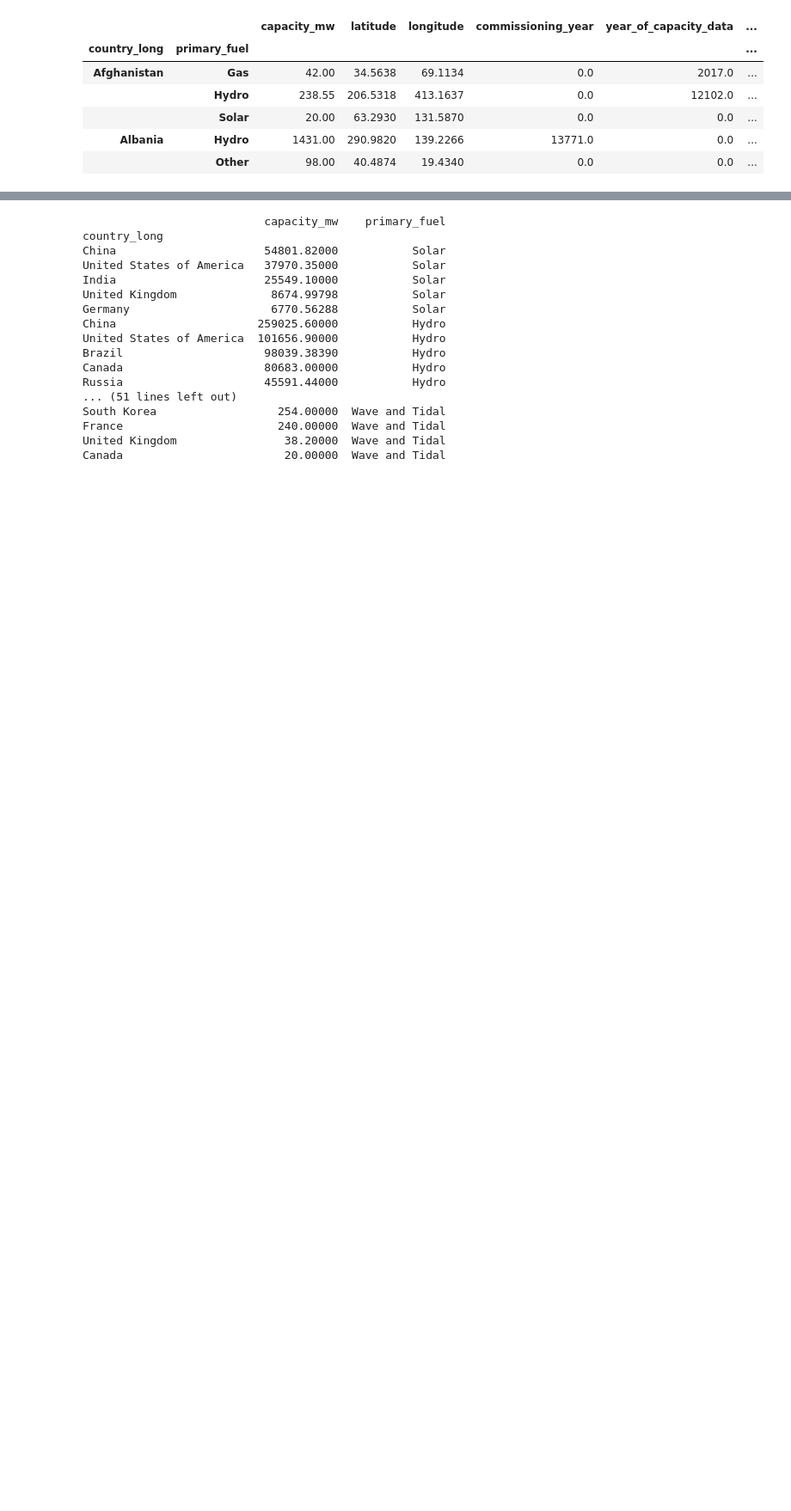
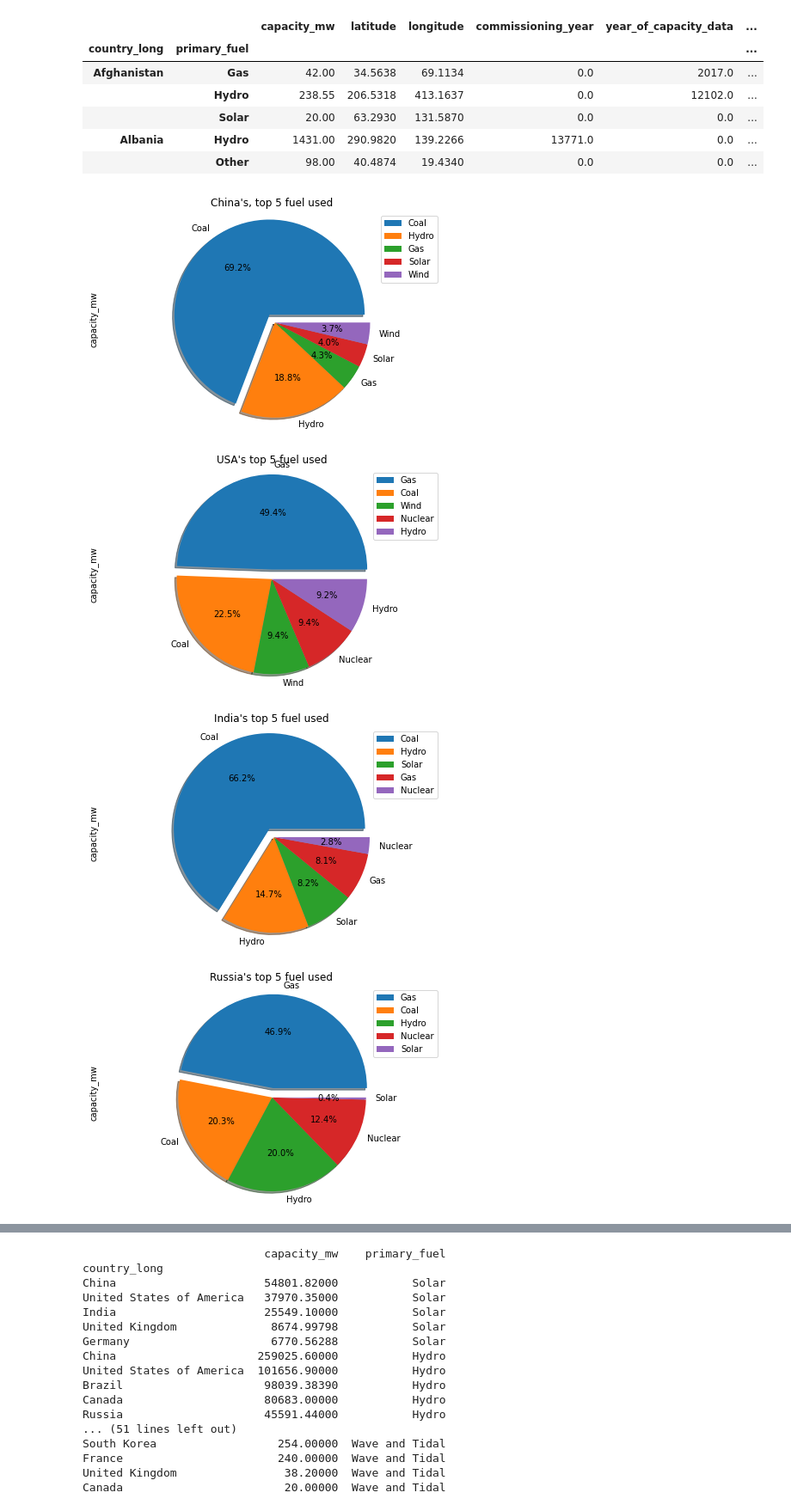
Before and after one commit to snavarroroby/Project-1-g3, a Jupyter notebook: Data_merge_cleaning.ipynb, the cells around one changed output, grey strips where cells are left out. Shown: that part at 86% size. Saved outputs shown, nothing was run; the diff lists cells and outputs as text; code cells hidden in the pictures; blank space fills up the shorter version.

```diff
--- a/Data_merge_cleaning.ipynb
+++ b/Data_merge_cleaning.ipynb
@@ -194,3 +194,61 @@ fuel_grouped_df.head(5)
 |  | Solar | 20.00 | 63.2930 | 131.5870 | 0.0 | 0.0 | ... |
 | Albania | Hydro | 1431.00 | 290.9820 | 139.2266 | 13771.0 | 0.0 | ... |
 |  | Other | 98.00 | 40.4874 | 19.4340 | 0.0 | 0.0 | ... |
+# %%
+revised_fuel_grouped = fuel_grouped_df.reset_index()
+top_five = revised_fuel_grouped.loc[revised_fuel_grouped['country_long'].isin(['China', 'United States of America', 'India', 'Russia', 'Japan'])]
+top_five_df = top_five.groupby(['country_long', 'primary_fuel']).sum()
+top_five_sort = top_five_df['capacity_mw'].groupby(['country_long'], group_keys=False).nlargest()
+top_five_sort_df = pd.DataFrame(top_five_sort)
+top_five_sort_df
+
+
+#China data contained; China pie chart
+country = 'China'
+china_fuel = top_five_sort_df.loc[country]
+china_fuel_pie = china_fuel.plot.pie(y='capacity_mw', title=f"{country}'s, top 5 fuel used",
+        autopct='%1.1f%%', shadow=True, explode=(0.1,0,0,0,0))
+plt.axis('equal')
+plt.tight_layout()
+plt.show()
+
+#USA data contained; USA pie chart
+country = 'United States of America'
+us_fuel = top_five_sort_df.loc[country]
+us_fuel_pie = us_fuel.plot.pie(y='capacity_mw', title=f"USA's top 5 fuel used",
+                                autopct='%1.1f%%', shadow=True, explode=(0.1,0,0,0,0))
+plt.axis('equal')
+plt.tight_layout()
+plt.show()
+
+#India data contained; India pie chart
+country = 'India'
+india_fuel = top_five_sort_df.loc[country]
+india_fuel_pie = india_fuel.plot.pie(y='capacity_mw', title=f"{country}'s top 5 fuel used",
+                                autopct='%1.1f%%', shadow=True, explode=(0.1,0,0,0,0))
+plt.axis('equal')
+plt.tight_layout()
+plt.show()
+
+#Russia data contained; Russia pie chart
+country = 'Russia'
+russia_fuel = top_five_sort_df.loc[country]
+russia_fuel_pie = russia_fuel.plot.pie(y='capacity_mw', title=f"{country}'s top 5 fuel used",
+                                autopct='%1.1f%%', shadow=True, explode=(0.1,0,0,0,0))
+plt.axis('equal')
+plt.tight_layout()
+plt.show()
+
+#Japan data contained; Japan pie chart
+country = 'Japan'
+japan_fuel = top_five_sort_df.loc[country]
+japan_fuel_pie = japan_fuel.plot.pie(y='capacity_mw', title=f"{country}'s top 5 fuel used",
+                                autopct='%1.1f%%', shadow=True, explode=(0.1,0,0,0,0))
+plt.axis('equal')
+plt.tight_layout()
+plt.show()
+# %% [output]
+[figure, added]
+[figure, added]
+[figure, added]
+[figure, added]
```
Also changed, not shown: parts of 3 cells of this notebook, 1 other file.
